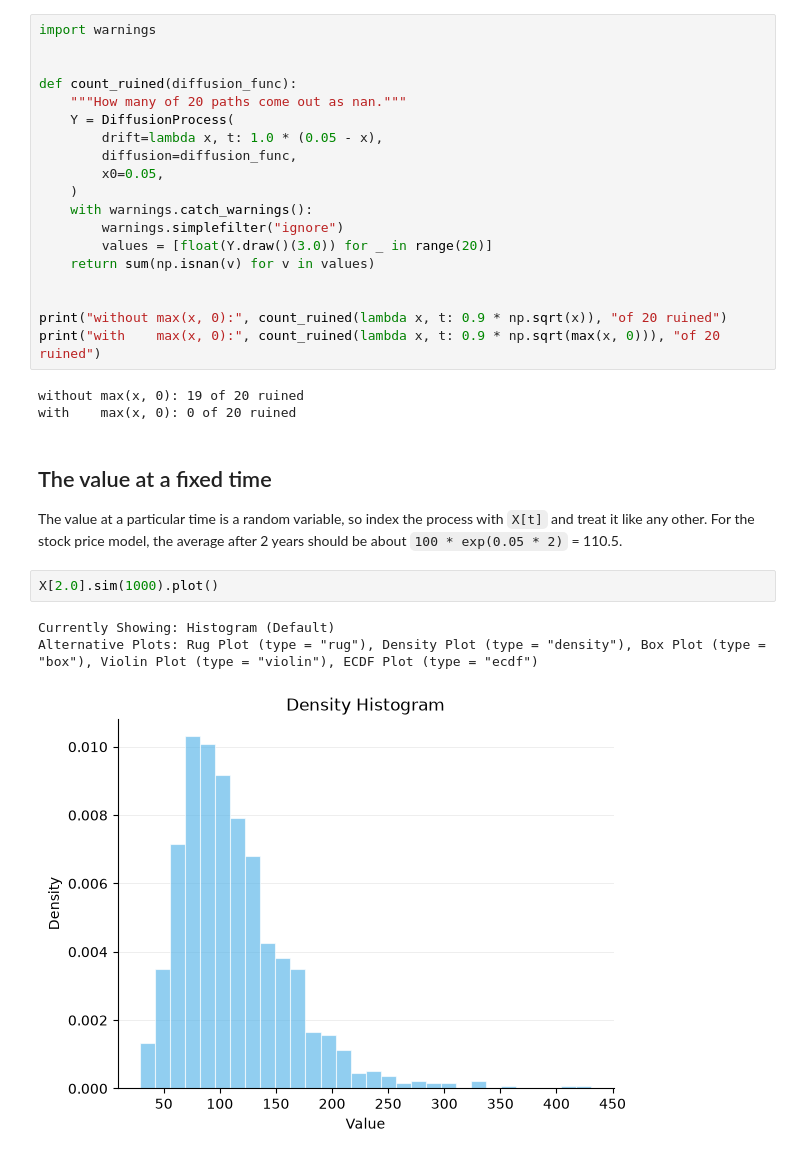
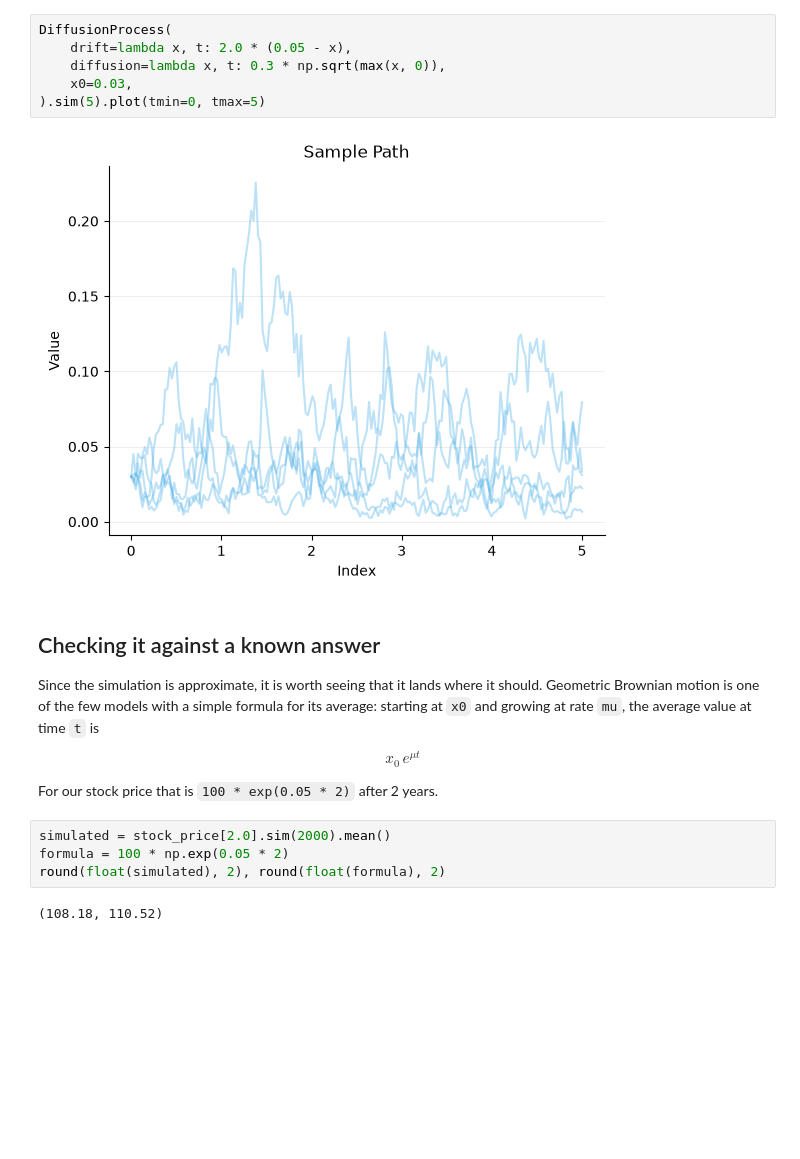
Before and after one commit to calpoly-symbulate/symbulate, a Jupyter notebook: team/models-and-sim-design/diffusion_process_demo.ipynb, the cells around one changed output. Cells and saved outputs as stored; diff of their text form; blank space fills up the shorter version.

```diff
--- a/team/models-and-sim-design/diffusion_process_demo.ipynb
+++ b/team/models-and-sim-design/diffusion_process_demo.ipynb
@@ -104,32 +89,22 @@ The fix is `max(x, 0)` inside the square root. Below is the same CIR model with
 # %%
-import warnings
-
-
-def count_ruined(diffusion_func):
-    """How many of 20 paths come out as nan."""
-    Y = DiffusionProcess(
-        drift=lambda x, t: 1.0 * (0.05 - x),
-        diffusion=diffusion_func,
-        x0=0.05,
-    )
-    with warnings.catch_warnings():
-        warnings.simplefilter("ignore")
-        values = [float(Y.draw()(3.0)) for _ in range(20)]
-    return sum(np.isnan(v) for v in values)
-
-
-print("without max(x, 0):", count_ruined(lambda x, t: 0.9 * np.sqrt(x)), "of 20 ruined")
-print("with    max(x, 0):", count_ruined(lambda x, t: 0.9 * np.sqrt(max(x, 0))), "of 20 ruined")
+DiffusionProcess(
+    drift=lambda x, t: 2.0 * (0.05 - x),
+    diffusion=lambda x, t: 0.3 * np.sqrt(max(x, 0)),
+    x0=0.03,
+).sim(5).plot(tmin=0, tmax=5)
 # %% [output]
-without max(x, 0): 19 of 20 ruined
-with    max(x, 0): 0 of 20 ruined
+[figure, added]
 # %% [markdown]
-## The value at a fixed time
+## Checking it against a known answer
 
-The value at a particular time is a random variable, so index the process with `X[t]` and treat it like any other. For the stock price model, the average after 2 years should be about `100 * exp(0.05 * 2)` = 110.5.
+Since the simulation is approximate, it is worth seeing that it lands where it should. Geometric Brownian motion is one of the few models with a simple formula for its average: starting at `x0` and growing at rate `mu`, the average value at time `t` is
+
+$$x_0 \, e^{\mu t}$$
+
+For our stock price that is `100 * exp(0.05 * 2)` after 2 years.
 # %%
-X[2.0].sim(1000).plot()
+simulated = stock_price[2.0].sim(2000).mean()
+formula = 100 * np.exp(0.05 * 2)
+round(float(simulated), 2), round(float(formula), 2)
 # %% [output]
-Currently Showing: Histogram (Default)
-Alternative Plots: Rug Plot (type = "rug"), Density Plot (type = "density"), Box Plot (type = "box"), Violin Plot (type = "violin"), ECDF Plot (type = "ecdf")
+(108.18, 110.52)
-[figure, removed]
```
Also changed, not shown: parts of 28 cells of this notebook.
